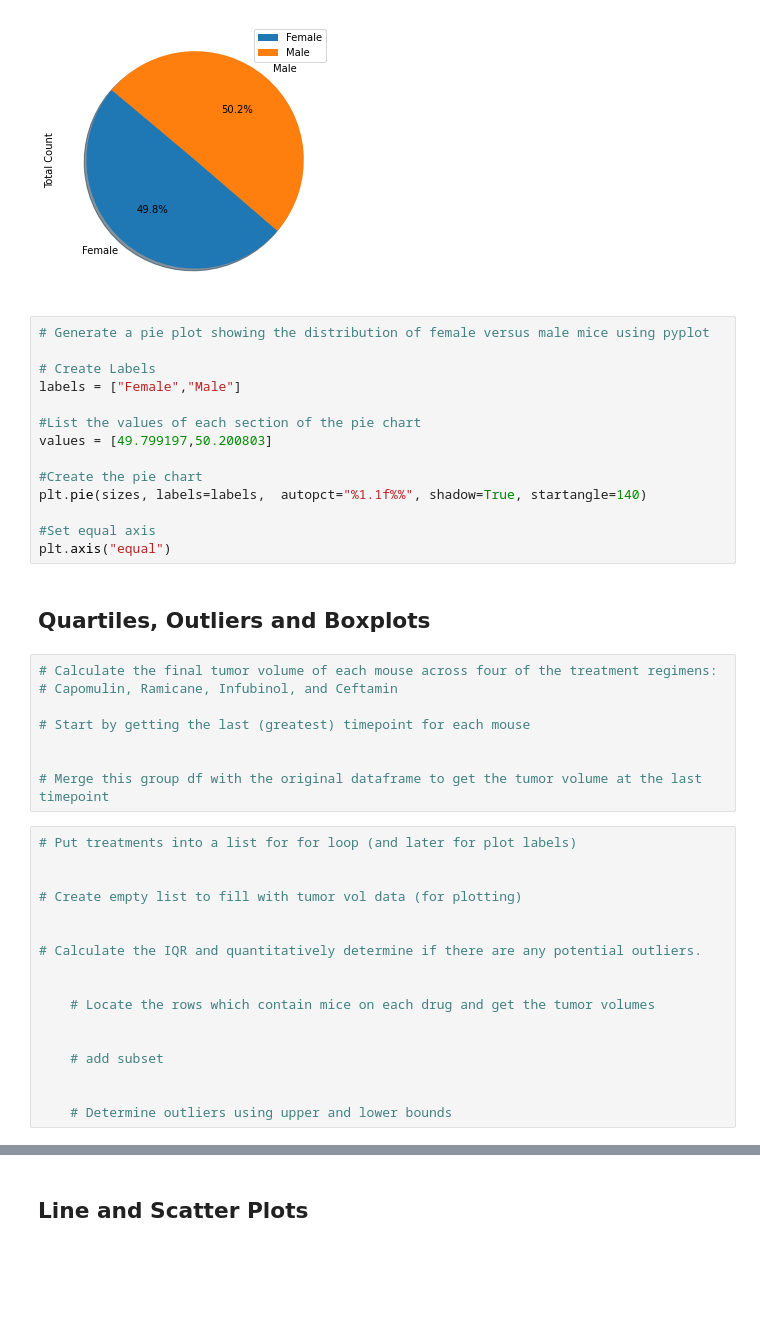
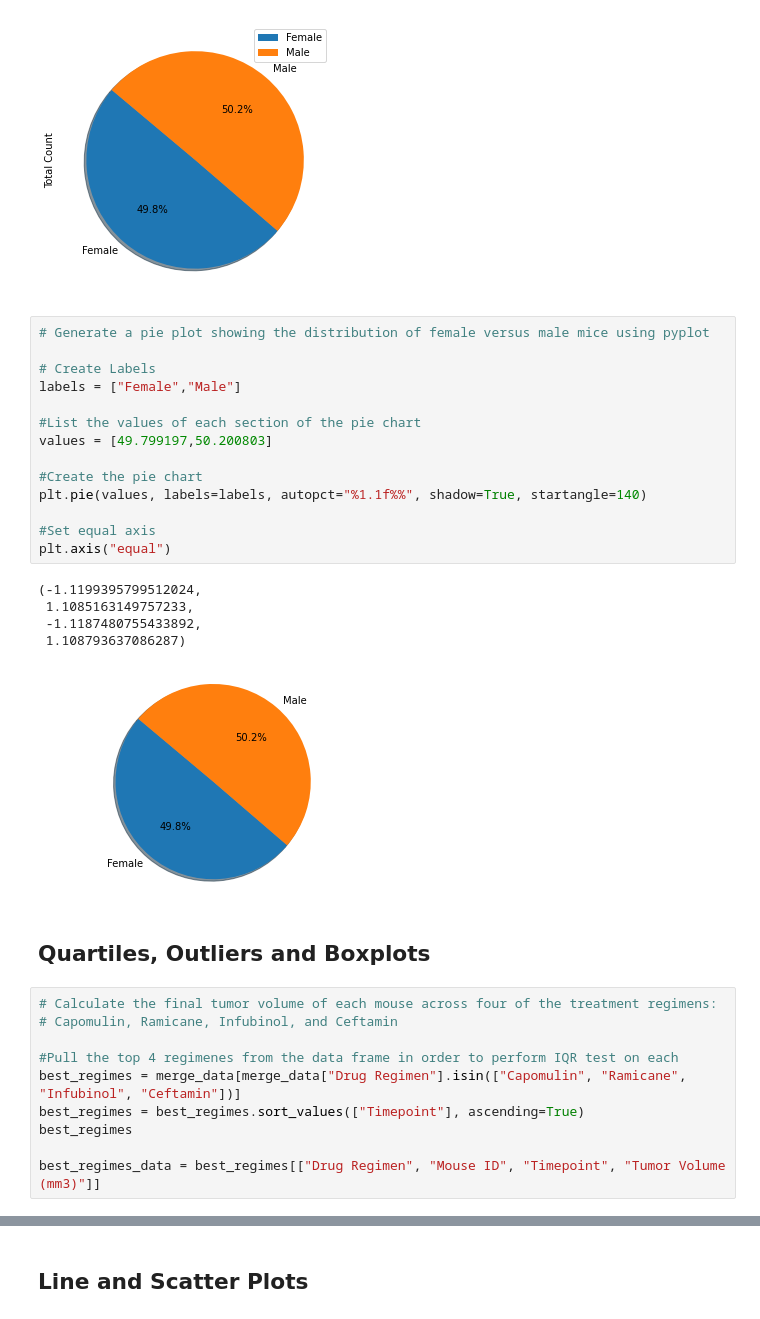
Before and after one commit to roz0716/matplotlib-challenge, a Jupyter notebook: Pymaceuticals/pymaceuticals_starter.ipynb, the cells around one changed output, grey strips where cells are left out. Cells and saved outputs as stored; diff of their text form; blank space fills up the shorter version.

```diff
--- a/Pymaceuticals/pymaceuticals_starter.ipynb
+++ b/Pymaceuticals/pymaceuticals_starter.ipynb
@@ -143,41 +147,32 @@ plot = mouse_gender.plot.pie(y='Total Count',figsize=(5,5), startangle=140, shad
 # %%
 # Generate a pie plot showing the distribution of female versus male mice using pyplot
 
 # Create Labels
 labels = ["Female","Male"]
 
 #List the values of each section of the pie chart
 values = [49.799197,50.200803]
 
 #Create the pie chart
-plt.pie(sizes, labels=labels,  autopct="%1.1f%%", shadow=True, startangle=140)
+plt.pie(values, labels=labels, autopct="%1.1f%%", shadow=True, startangle=140)
 
 #Set equal axis
 plt.axis("equal")
+# %% [output]
+(-1.1199395799512024,
+ 1.1085163149757233,
+ -1.1187480755433892,
+ 1.108793637086287)
+[figure, added]
 # %% [markdown]
 ## Quartiles, Outliers and Boxplots
-# %%
-# Calculate the final tumor volume of each mouse across four of the treatment regimens:
-# Capomulin, Ramicane, Infubinol, and Ceftamin
-
-# Start by getting the last (greatest) timepoint for each mouse
-
-
-# Merge this group df with the original dataframe to get the tumor volume at the last timepoint
-# %%
-# Put treatments into a list for for loop (and later for plot labels)
-
-
-# Create empty list to fill with tumor vol data (for plotting)
-
-
-# Calculate the IQR and quantitatively determine if there are any potential outliers.
-
-
-    # Locate the rows which contain mice on each drug and get the tumor volumes
-
-
-    # add subset
-
-
-    # Determine outliers using upper and lower bounds
+# %%
+# Calculate the final tumor volume of each mouse across four of the treatment regimens:
+# Capomulin, Ramicane, Infubinol, and Ceftamin
+
+#Pull the top 4 regimenes from the data frame in order to perform IQR test on each
+best_regimes = merge_data[merge_data["Drug Regimen"].isin(["Capomulin", "Ramicane", "Infubinol", "Ceftamin"])]
+best_regimes = best_regimes.sort_values(["Timepoint"], ascending=True)
+best_regimes
+
+best_regimes_data = best_regimes[["Drug Regimen", "Mouse ID", "Timepoint", "Tumor Volume (mm3)"]]
```
Also changed, not shown: parts of 9 cells of this notebook, 1 other file.
